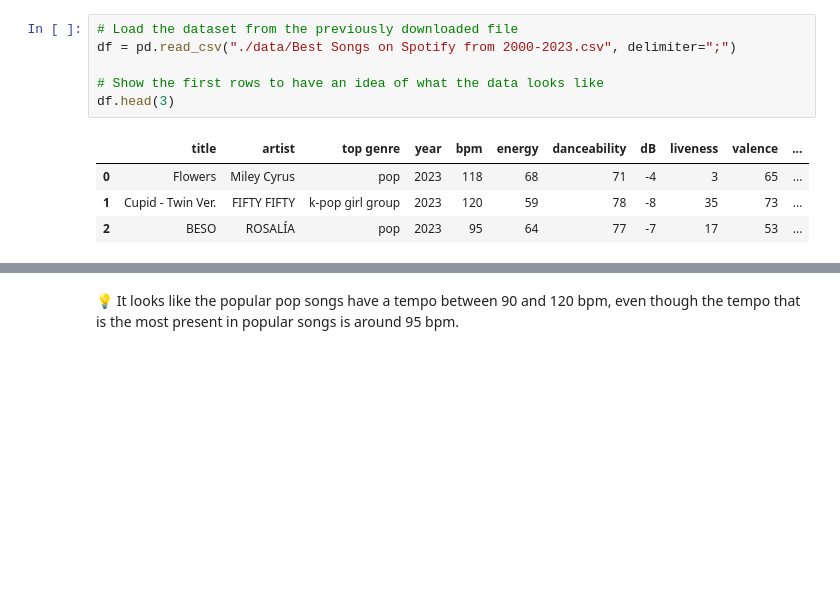
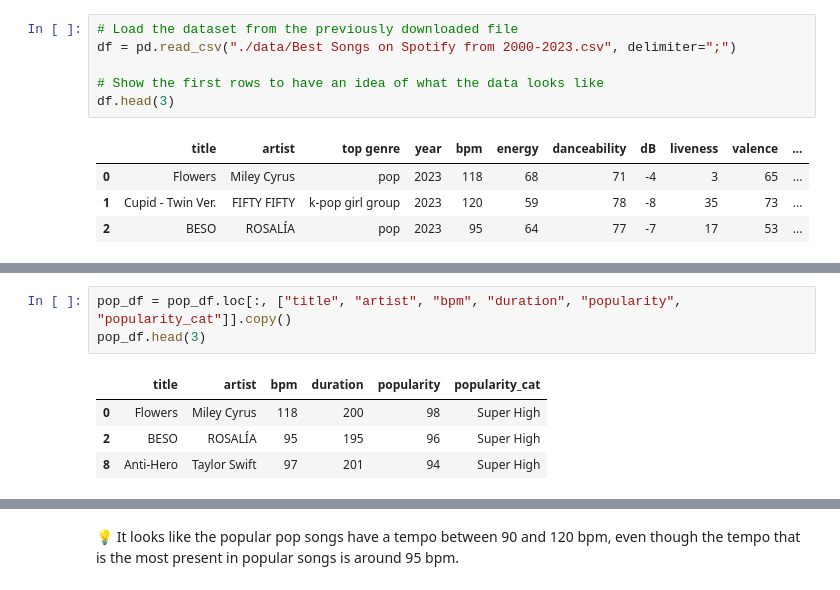
Before and after one commit to Lucas-COX/datamining-evaluation, a Jupyter notebook: spotify.ipynb, the cells around one changed output, grey strips where cells are left out. Cells and saved outputs as stored; diff of their text form; blank space fills up the shorter version.

```diff
--- a/spotify.ipynb
+++ b/spotify.ipynb
@@ -129,0 +122,8 @@ plt.show()
+# %%
+pop_df = pop_df.loc[:, ["title", "artist", "bpm", "duration", "popularity", "popularity_cat"]].copy()
+pop_df.head(3)
+# %% [output]
+|  | title | artist | bpm | duration | popularity | popularity_cat |
+| 0 | Flowers | Miley Cyrus | 118 | 200 | 98 | Super High |
+| 2 | BESO | ROSALÍA | 95 | 195 | 96 | Super High |
+| 8 | Anti-Hero | Taylor Swift | 97 | 201 | 94 | Super High |
```
Also changed, not shown: parts of 63 cells of this notebook, 3 other files.
